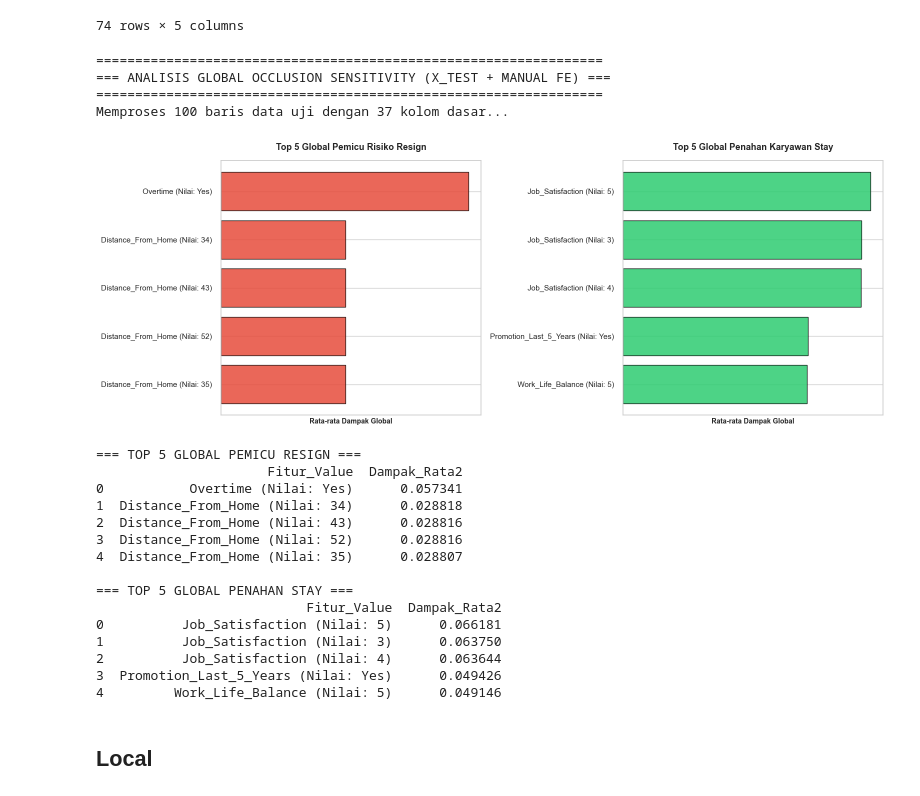
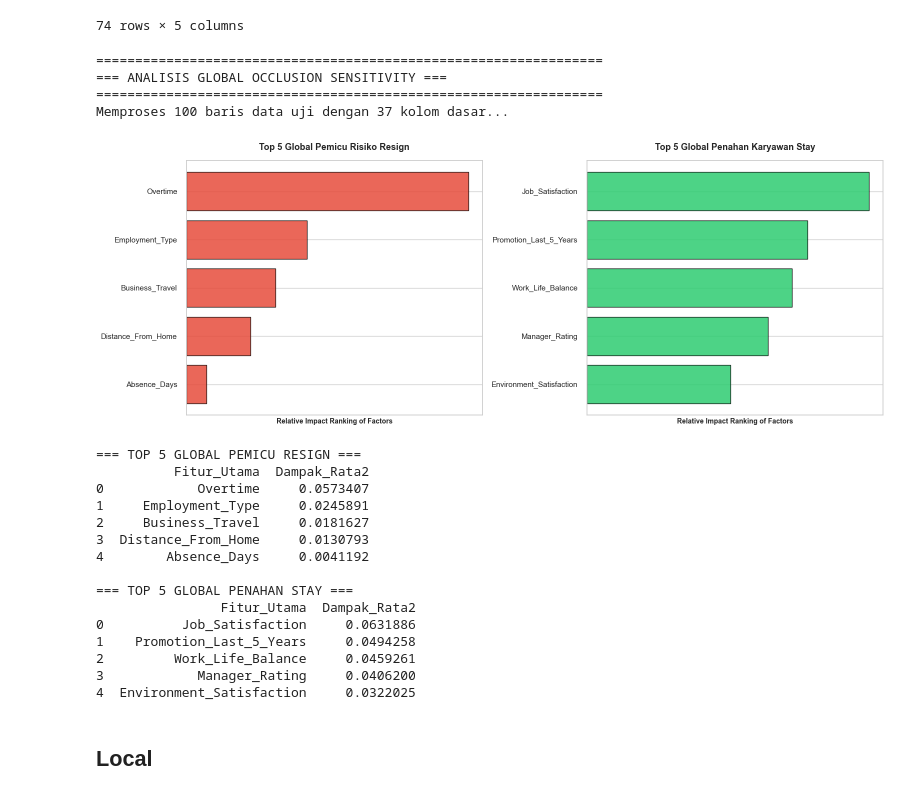
Before and after one commit to hassantaufiqurrahman/Resignal-Employee-Attrition-Prediction, a Jupyter notebook: notebook/employee_attrition_prediction.ipynb, the cells around one changed output. Saved outputs shown, nothing was run; the diff lists cells and outputs as text; code cells hidden in the pictures.

```diff
--- a/notebook/employee_attrition_prediction.ipynb
+++ b/notebook/employee_attrition_prediction.ipynb
@@ -823,7 +975,7 @@ X_test_transformed.head().T
 sns.set_theme(style="whitegrid")
 
 print("=" * 65)
-print("=== ANALISIS GLOBAL OCCLUSION SENSITIVITY (X_TEST + MANUAL FE) ===")
+print("=== ANALISIS GLOBAL OCCLUSION SENSITIVITY ===")
 print("=" * 65)
 
 # Mengambil X_test Mentah dari Konfigurasi PyCaret
@@ -893,7 +1045,6 @@ for idx in range(len(X_test_raw)):
   # Uji Perturbasi Pada Setiap Kolom Data Mentah
   for col in X_test_raw.columns:
     temp_raw = row_raw.copy()
-    original_val = temp_raw[col].values[0]
 
     # Perturbasi Nilai
     if pd.api.types.is_numeric_dtype(temp_raw[col]):
@@ -909,25 +1060,24 @@ for idx in range(len(X_test_raw)):
       # Hitung Dampak Perubahan Probabilitas
       impact = base_prob - new_prob
 
-      # Label Feature Menggabungkan Nama Kolom Asli dan Nilai Spesifiknya
-      feature_label = f"{col} (Nilai: {original_val})"
-
-      # Kumpulkan Berdasarkan Tren Global Individu
+      # Kumpulkan Berdasarkan Nama Kolom Asli
       if is_resign:
         if impact > 0:  # Mendorong Naik ke Resign
-          resign_impacts.setdefault(feature_label, []).append(impact)
+          resign_impacts.setdefault(col, []).append(impact)
       else:
         if impact < 0:  # Menahan Agar Tetap Stay
-          stay_impacts.setdefault(feature_label, []).append(abs(impact))
+          stay_impacts.setdefault(col, []).append(abs(impact))
     except:
       continue
 
-# Merata-ratakan Dampak Global
+
+# Fungsi Merata-ratakan Dampak Global per Fitur Utama
 def make_global_summary(impact_dict):
   if not impact_dict:
-    return pd.DataFrame(columns=["Fitur_Value", "Dampak_Rata2"])
+    return pd.DataFrame(columns=["Fitur_Utama", "Dampak_Rata2"])
+
   avg_data = [(k, np.mean(v)) for k, v in impact_dict.items() if len(v) > 0]
-  df = pd.DataFrame(avg_data, columns=["Fitur_Value", "Dampak_Rata2"])
+  df = pd.DataFrame(avg_data, columns=["Fitur_Utama", "Dampak_Rata2"])
   return df.sort_values(by="Dampak_Rata2", ascending=False).reset_index(
       drop=True
   )
@@ -936,14 +1086,17 @@ def make_global_summary(impact_dict):
 df_global_resign = make_global_summary(resign_impacts).head(5)
 df_global_stay = make_global_summary(stay_impacts).head(5)
 
+# Menentukan Banyak Digit Belakang Koma Pada Masing-masing Dampak Rata-rata
+pd.set_option("display.float_format", lambda x: "%.7f" % x)
+
 # Visualisasi Hasil Top 5 Global (Resign & Stay)
 fig, axes = plt.subplots(1, 2, figsize=(16, 6))
 
-# Membuat Visualisasi Top 5 Pemicu Resign
+# --- PLOT 1: TOP 5 PEMICU RESIGN ---
 if not df_global_resign.empty:
   df_res_plot = df_global_resign.iloc[::-1]
-  axes[0].barh(
-      df_res_plot["Fitur_Value"],
+  bars_res = axes[0].barh(
+      df_res_plot["Fitur_Utama"],
       df_res_plot["Dampak_Rata2"],
       color="#e74c3c",
       alpha=0.85,
@@ -952,7 +1105,9 @@ if not df_global_resign.empty:
   axes[0].set_title(
       "Top 5 Global Pemicu Risiko Resign", fontsize=13, fontweight="bold", pad=15
   )
-  axes[0].set_xlabel("Rata-rata Dampak Global", fontsize=10, fontweight="bold")
+  axes[0].set_xlabel(
+      "Relative Impact Ranking of Factors", fontsize=10, fontweight="bold"
+  )
   axes[0].set_xticks([])
   axes[0].grid(axis="x", linestyle="--", alpha=0.5)
 else:
@@ -965,11 +1120,11 @@ else:
       transform=axes[0].transAxes,
   )
 
-# Membuat Visualisasi Top 5 Penahan Stay
+# --- PLOT 2: TOP 5 PENAHAN STAY ---
 if not df_global_stay.empty:
   df_sty_plot = df_global_stay.iloc[::-1]
-  axes[1].barh(
-      df_sty_plot["Fitur_Value"],
+  bars_sty = axes[1].barh(
+      df_sty_plot["Fitur_Utama"],
       df_sty_plot["Dampak_Rata2"],
       color="#2ecc71",
       alpha=0.85,
@@ -978,52 +1133,54 @@ if not df_global_stay.empty:
   axes[1].set_title(
       "Top 5 Global Penahan Karyawan Stay",
       fontsize=13,
       fontweight="bold",
       pad=15,
   )
-  axes[1].set_xlabel("Rata-rata Dampak Global", fontsize=10, fontweight="bold")
+  axes[1].set_xlabel(
+      "Relative Impact Ranking of Factors", fontsize=10, fontweight="bold"
+  )
   axes[1].set_xticks([])
   axes[1].grid(axis="x", linestyle="--", alpha=0.5)
 else:
   axes[1].text(
       0.5,
       0.5,
       "Tidak ada data penahan stay",
       ha="center",
       va="center",
       transform=axes[1].transAxes,
   )
 
 plt.tight_layout()
 plt.show()
 
-# Cetak Ringkasan Teks di Console
+# Menampilkan Hasil Global Occlusion Sensitivity
 print("\n=== TOP 5 GLOBAL PEMICU RESIGN ===")
 print(df_global_resign)
 
 print("\n=== TOP 5 GLOBAL PENAHAN STAY ===")
 print(df_global_stay)
 # %% [output]
 =================================================================
-=== ANALISIS GLOBAL OCCLUSION SENSITIVITY (X_TEST + MANUAL FE) ===
+=== ANALISIS GLOBAL OCCLUSION SENSITIVITY ===
 =================================================================
 Memproses 100 baris data uji dengan 37 kolom dasar...
-[figure, old version]
+[figure, new version]
 === TOP 5 GLOBAL PEMICU RESIGN ===
-                      Fitur_Value  Dampak_Rata2
-0           Overtime (Nilai: Yes)      0.057341
-1  Distance_From_Home (Nilai: 34)      0.028818
-2  Distance_From_Home (Nilai: 43)      0.028816
-3  Distance_From_Home (Nilai: 52)      0.028816
-4  Distance_From_Home (Nilai: 35)      0.028807
+          Fitur_Utama  Dampak_Rata2
+0            Overtime     0.0573407
+1     Employment_Type     0.0245891
+2     Business_Travel     0.0181627
+3  Distance_From_Home     0.0130793
+4        Absence_Days     0.0041192
 
 === TOP 5 GLOBAL PENAHAN STAY ===
-                           Fitur_Value  Dampak_Rata2
-0          Job_Satisfaction (Nilai: 5)      0.066181
-1          Job_Satisfaction (Nilai: 3)      0.063750
-2          Job_Satisfaction (Nilai: 4)      0.063644
-3  Promotion_Last_5_Years (Nilai: Yes)      0.049426
-4         Work_Life_Balance (Nilai: 5)      0.049146
+                Fitur_Utama  Dampak_Rata2
+0          Job_Satisfaction     0.0631886
+1    Promotion_Last_5_Years     0.0494258
+2         Work_Life_Balance     0.0459261
+3            Manager_Rating     0.0406200
+4  Environment_Satisfaction     0.0322025
 # %% [markdown]
 ## Local
 # %%
```
Also changed, not shown: parts of 11 cells of this notebook.
